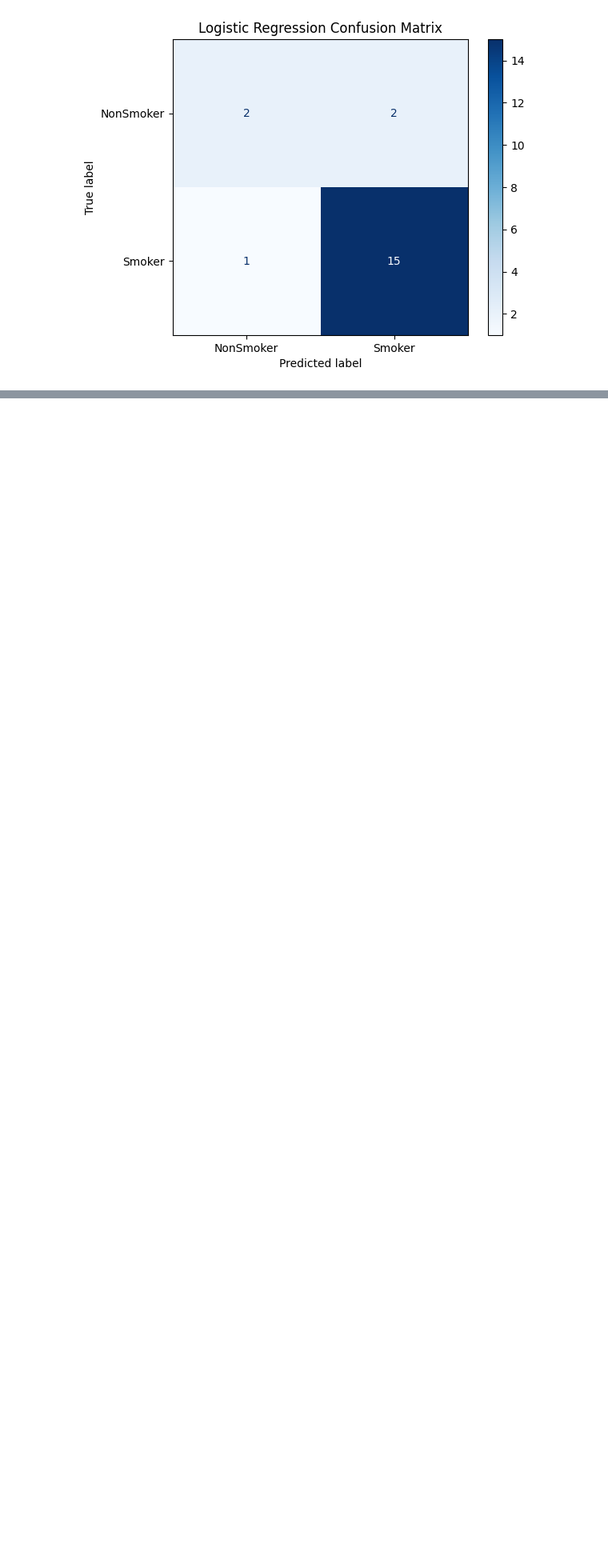
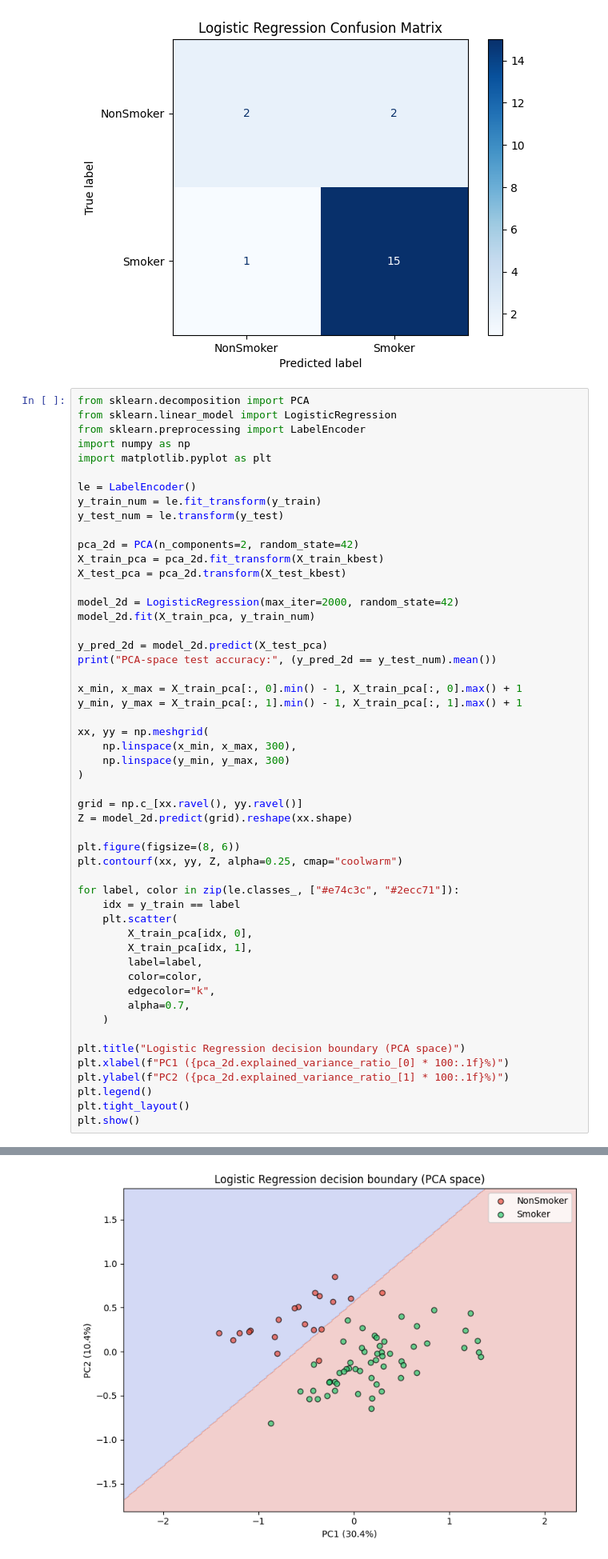
Before and after one commit to patinoboh/bioinformatika, a Jupyter notebook: project/project.ipynb, the cells around one changed output, grey strips where cells are left out. Shown at 80% size. Drawn from its saved outputs; the diff is of its cells as text; blank space fills up the shorter version.

```diff
--- a/project/project.ipynb
+++ b/project/project.ipynb
@@ -354,3 +354,56 @@ plt.title('Logistic Regression Confusion Matrix')
 plt.show()
 # %% [output]
 [figure]
+# %%
+from sklearn.decomposition import PCA
+from sklearn.linear_model import LogisticRegression
+from sklearn.preprocessing import LabelEncoder
+import numpy as np
+import matplotlib.pyplot as plt
+
+le = LabelEncoder()
+y_train_num = le.fit_transform(y_train)
+y_test_num = le.transform(y_test)
+
+pca_2d = PCA(n_components=2, random_state=42)
+X_train_pca = pca_2d.fit_transform(X_train_kbest)
+X_test_pca = pca_2d.transform(X_test_kbest)
+
+model_2d = LogisticRegression(max_iter=2000, random_state=42)
+model_2d.fit(X_train_pca, y_train_num)
+
+y_pred_2d = model_2d.predict(X_test_pca)
+print("PCA-space test accuracy:", (y_pred_2d == y_test_num).mean())
+
+x_min, x_max = X_train_pca[:, 0].min() - 1, X_train_pca[:, 0].max() + 1
+y_min, y_max = X_train_pca[:, 1].min() - 1, X_train_pca[:, 1].max() + 1
+
+xx, yy = np.meshgrid(
+    np.linspace(x_min, x_max, 300),
+    np.linspace(y_min, y_max, 300)
+)
+
+grid = np.c_[xx.ravel(), yy.ravel()]
+Z = model_2d.predict(grid).reshape(xx.shape)
+
+plt.figure(figsize=(8, 6))
+plt.contourf(xx, yy, Z, alpha=0.25, cmap="coolwarm")
+
+for label, color in zip(le.classes_, ["#e74c3c", "#2ecc71"]):
+    idx = y_train == label
+    plt.scatter(
+        X_train_pca[idx, 0],
+        X_train_pca[idx, 1],
+        label=label,
+        color=color,
+        edgecolor="k",
+        alpha=0.7,
+    )
+
+plt.title("Logistic Regression decision boundary (PCA space)")
+plt.xlabel(f"PC1 ({pca_2d.explained_variance_ratio_[0] * 100:.1f}%)")
+plt.ylabel(f"PC2 ({pca_2d.explained_variance_ratio_[1] * 100:.1f}%)")
+plt.legend()
+plt.tight_layout()
+plt.show()
+# %% [output]
@@ -356,0 +411 @@ plt.show()
+[figure, added]
```
Also changed, not shown: parts of 12 cells of this notebook.
